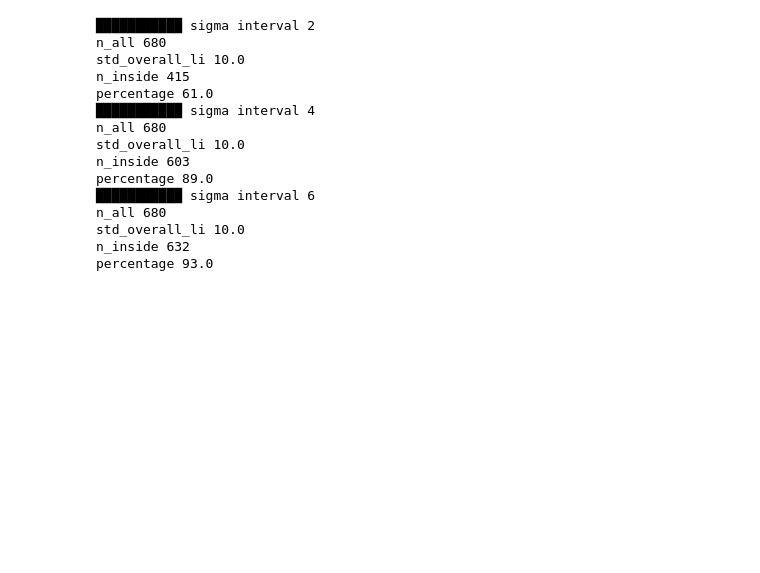
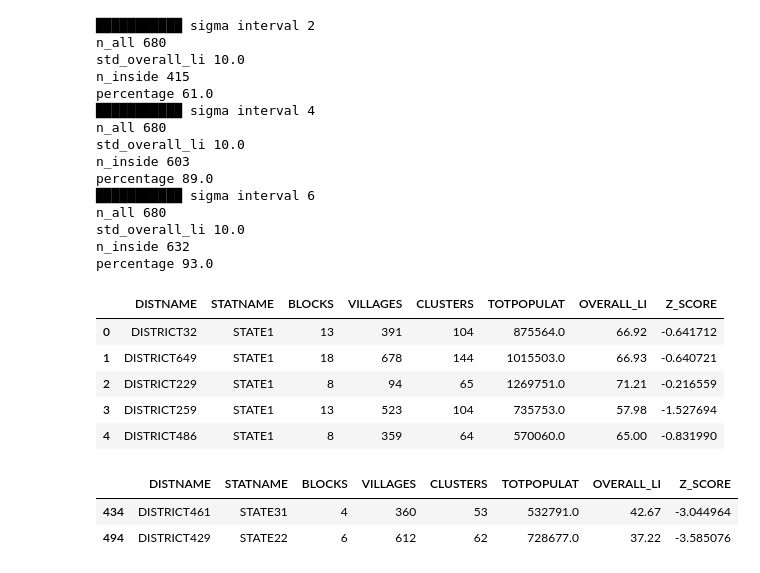
Before and after one commit to fotomain/aigoogle3-results, a Jupyter notebook: AiGoogle3_statistics1.ipynb, the cells around one changed output. Cells and saved outputs as stored; diff of their text form; code cells hidden in the pictures; blank space fills up the shorter version.

```diff
--- a/AiGoogle3_statistics1.ipynb
+++ b/AiGoogle3_statistics1.ipynb
@@ -81,3 +81,22 @@ n_all 680
 std_overall_li 10.0
 n_inside 632
 percentage 93.0
+# %%
+d['Z_SCORE'] = stats.zscore(d['OVERALL_LI'],nan_policy='omit')
+# %%
+d.head()
+# %% [output]
+|  | DISTNAME | STATNAME | BLOCKS | VILLAGES | CLUSTERS | TOTPOPULAT | OVERALL_LI | Z_SCORE |
+| 0 | DISTRICT32 | STATE1 | 13 | 391 | 104 | 875564.0 | 66.92 | -0.641712 |
+| 1 | DISTRICT649 | STATE1 | 18 | 678 | 144 | 1015503.0 | 66.93 | -0.640721 |
+| 2 | DISTRICT229 | STATE1 | 8 | 94 | 65 | 1269751.0 | 71.21 | -0.216559 |
+| 3 | DISTRICT259 | STATE1 | 13 | 523 | 104 | 735753.0 | 57.98 | -1.527694 |
+| 4 | DISTRICT486 | STATE1 | 8 | 359 | 64 | 570060.0 | 65.00 | -0.831990 |
+# %%
+#████████████ PRINT OUTLIERS
+
+d[ (d['Z_SCORE']>3) | (d['Z_SCORE']<-3 )]
+# %% [output]
+|  | DISTNAME | STATNAME | BLOCKS | VILLAGES | CLUSTERS | TOTPOPULAT | OVERALL_LI | Z_SCORE |
+| 434 | DISTRICT461 | STATE31 | 4 | 360 | 53 | 532791.0 | 42.67 | -3.044964 |
+| 494 | DISTRICT429 | STATE22 | 6 | 612 | 62 | 728677.0 | 37.22 | -3.585076 |
```
